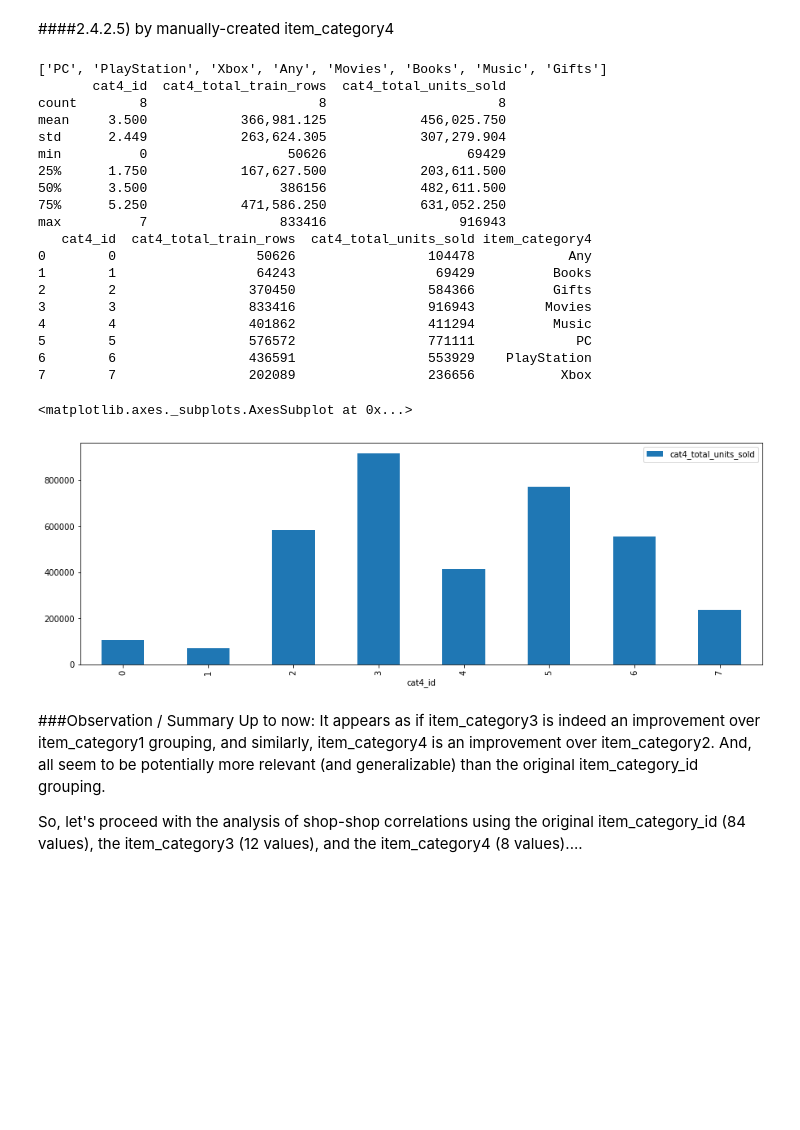
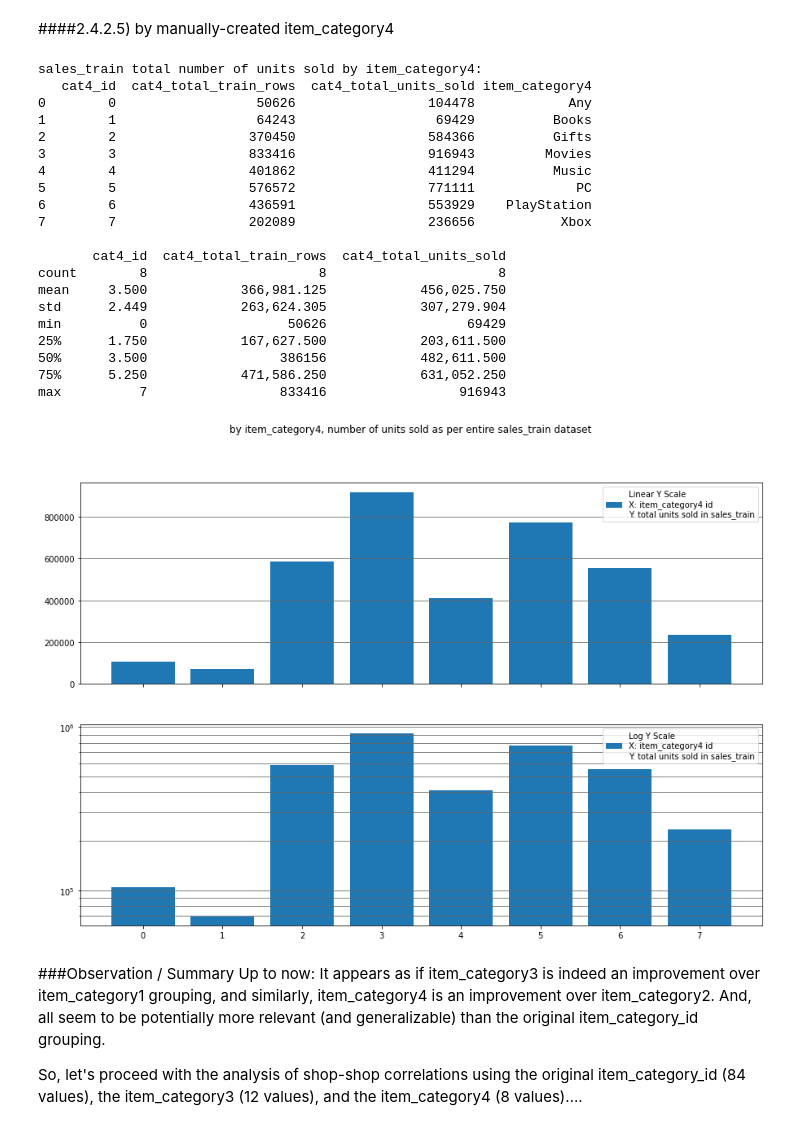
Before and after one commit to migai/Kag, a Jupyter notebook: ipynb_versions/MG_EDA_v3.0 readable.ipynb, the cells around one changed output. Cells and saved outputs as stored; diff of their text form; code cells hidden in the pictures; blank space fills up the shorter version.

```diff
--- a/ipynb_versions/MG_EDA_v3.0 readable.ipynb
+++ b/ipynb_versions/MG_EDA_v3.0 readable.ipynb
@@ -1309,13 +1385,3 @@ train_cats.head(7)
 5 different choices of item categorization (the original item_category_id, and then 4 modified versions that group similar category IDs into a single category, thus reducing the total number of categories)
 # %% [markdown]
 ####2.4.2.1) by item_category_id
-# %%
-# Sales by category for the 84 unique categories in "item_category_id" (the original dataset categorization):
-cat0_sales = train_cats.groupby("item_category_id", as_index=False).agg({'item_cnt_day': ['count', 'sum']})
-cat0_sales.columns = ['item_category_id','cat0_total_train_rows','cat0_total_units_sold']
-cat0_sales = cat0_sales.merge(item_categories_augmented[['item_category_id','en_cat_name']], on = 'item_category_id')
-print(cat0_sales.describe())
-print(cat0_sales.head())
-
-plt.rcParams["figure.figsize"] = [15,5]
-cat0_sales.plot(kind='bar',x='item_category_id',y='cat0_total_units_sold')
@@ -1498,39 +1611,54 @@ cat3_sales.plot(kind='bar',x='cat3_id',y='cat3_total_units_sold', logy=True)
 # %%
 # OK, Cat3 looks better to use than Cat1 for subgrouping the 84 original categories
 #
 # Now check Cat4 (vs. Cat2)
 # Sales by item_category4:  (categories grouped into 8 unique values, relating to item "brand" then "type")
-print(item_categories_augmented.item_category4.unique().to_list())
+# cat4_names_ids = item_categories_augmented.groupby('item_category4')['cat4_id'].mean()
+# print(f"The {len(cat4_names_ids)} (manually generated) unique values in item_category4:")
+# print(f'{cat4_names_ids}\n')
+
 cat4_sales = train_cats.groupby("cat4_id", as_index=False).agg({'item_cnt_day': ['count', 'sum']})
 cat4_sales.columns = ['cat4_id','cat4_total_train_rows','cat4_total_units_sold']
 cat4_sales = cat4_sales.merge(item_categories_augmented.groupby('cat4_id').first().reset_index()[['cat4_id','item_category4']], on = 'cat4_id')
-print(cat4_sales.describe())
-print(cat4_sales)
+print(f'sales_train total number of units sold by item_category4:\n{cat4_sales}\n')
+print(f'{cat4_sales.describe()}\n')
 
-#plt.rcParams["figure.figsize"] = [15,5]
-cat4_sales.plot(kind='bar',x='cat4_id',y='cat4_total_units_sold')
+plt.rcParams["figure.figsize"] = [15,10]
+cat4_sales.sort_values('cat4_id', inplace=True)
+fig, (ax1, ax2) = plt.subplots(2, sharex=True)
+fig.suptitle('by item_category4, number of units sold as per entire sales_train dataset')
+ax1.bar(cat4_sales['cat4_id'], cat4_sales['cat4_total_units_sold'], label = "Linear Y Scale\nX: item_category4 id\nY: total units sold in sales_train")
+ax1.grid(b=True, which='major', axis='y', color='#666666', linestyle='-')
+ax1.legend()
+ax2.set_yscale('log')
+ax2.bar(cat4_sales['cat4_id'], cat4_sales['cat4_total_units_sold'], label = "Log Y Scale\nX: item_category4 id\nY: total units sold in sales_train")
+ax2.grid(b=True, which='major', axis='y', color='#666666', linestyle='-')
+ax2.grid(b=True, which='minor', axis='y', color='#666666', linestyle='-')
+ax2.legend()
+
+plt.show()
 # %% [output]
-['PC', 'PlayStation', 'Xbox', 'Any', 'Movies', 'Books', 'Music', 'Gifts']
+sales_train total number of units sold by item_category4:
+   cat4_id  cat4_total_train_rows  cat4_total_units_sold item_category4
+0        0                  50626                 104478            Any
+1        1                  64243                  69429          Books
+2        2                 370450                 584366          Gifts
+3        3                 833416                 916943         Movies
+4        4                 401862                 411294          Music
+5        5                 576572                 771111             PC
+6        6                 436591                 553929    PlayStation
+7        7                 202089                 236656           Xbox
+
        cat4_id  cat4_total_train_rows  cat4_total_units_sold
 count        8                      8                      8
 mean     3.500            366,981.125            456,025.750
 std      2.449            263,624.305            307,279.904
 min          0                  50626                  69429
 25%      1.750            167,627.500            203,611.500
 50%      3.500                 386156            482,611.500
 75%      5.250            471,586.250            631,052.250
 max          7                 833416                 916943
-   cat4_id  cat4_total_train_rows  cat4_total_units_sold item_category4
-0        0                  50626                 104478            Any
-1        1                  64243                  69429          Books
-2        2                 370450                 584366          Gifts
-3        3                 833416                 916943         Movies
-4        4                 401862                 411294          Music
-5        5                 576572                 771111             PC
-6        6                 436591                 553929    PlayStation
-7        7                 202089                 236656           Xbox
-<matplotlib.axes._subplots.AxesSubplot at 0x...>
-[figure, old version]
+[figure, new version]
 # %% [markdown]
 ###Observation / Summary Up to now:
 It appears as if item_category3 is indeed an improvement over item_category1 grouping, and similarly, item_category4 is an improvement over item_category2.  And, all seem to be potentially more relevant (and generalizable) than the original item_category_id grouping.
```
Also changed, not shown: parts of 56 cells of this notebook, 20 other files.
